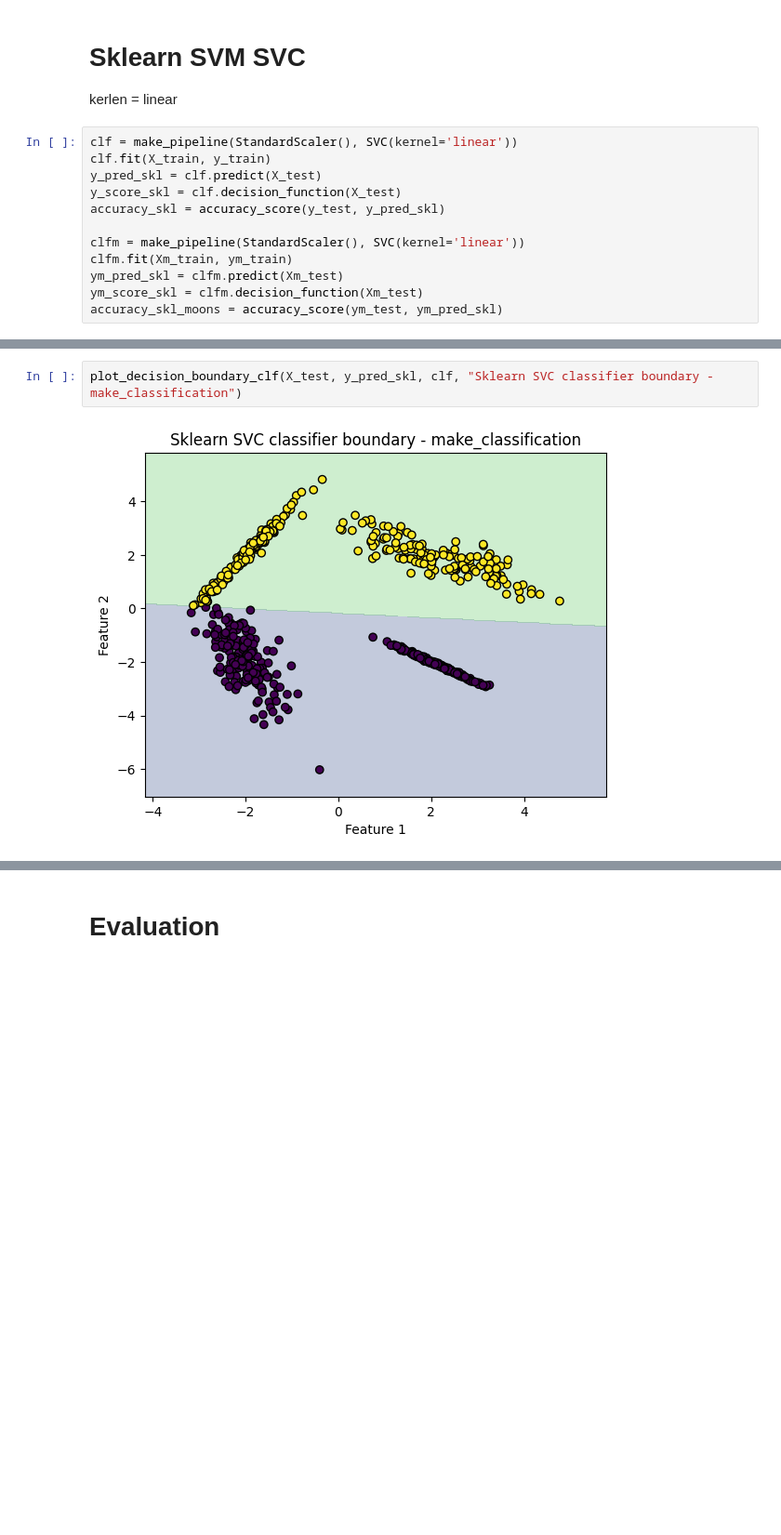
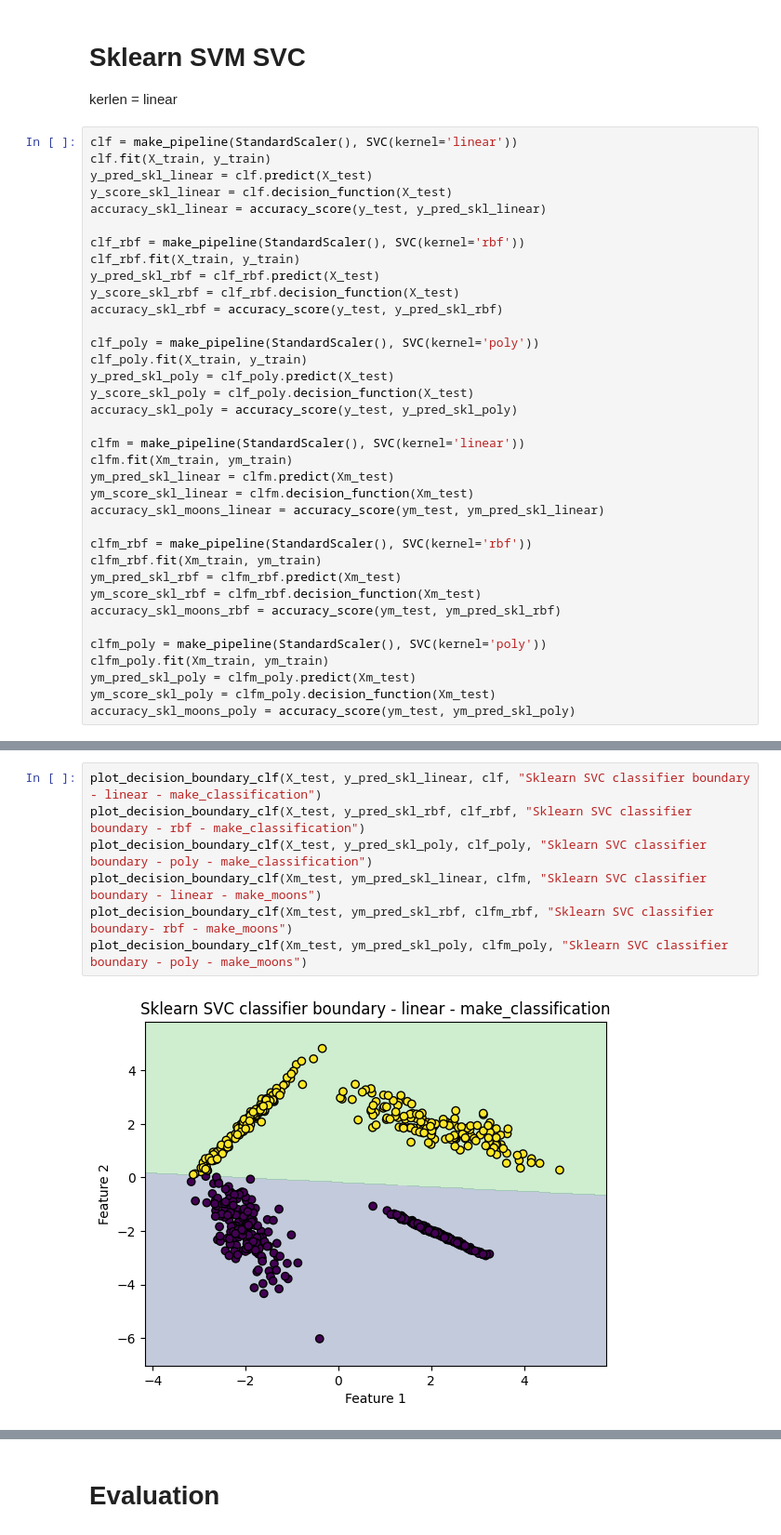
Before and after one commit to adamzsl/master-studies, a Jupyter notebook: SVM/svm.ipynb, the cells around one changed output, grey strips where cells are left out. Shown at 93% size. Saved outputs shown, nothing was run; the diff lists cells and outputs as text; blank space fills up the shorter version.

Commit message:
implemented svm kernels

```diff
--- a/SVM/svm.ipynb
+++ b/SVM/svm.ipynb
@@ -254,13 +314,37 @@ kerlen = linear
 # %%
 clf = make_pipeline(StandardScaler(), SVC(kernel='linear'))
 clf.fit(X_train, y_train)
-y_pred_skl = clf.predict(X_test)
-y_score_skl = clf.decision_function(X_test)
-accuracy_skl = accuracy_score(y_test, y_pred_skl)
+y_pred_skl_linear = clf.predict(X_test)
+y_score_skl_linear = clf.decision_function(X_test)
+accuracy_skl_linear = accuracy_score(y_test, y_pred_skl_linear)
+
+clf_rbf = make_pipeline(StandardScaler(), SVC(kernel='rbf'))
+clf_rbf.fit(X_train, y_train)
+y_pred_skl_rbf = clf_rbf.predict(X_test)
+y_score_skl_rbf = clf_rbf.decision_function(X_test)
+accuracy_skl_rbf = accuracy_score(y_test, y_pred_skl_rbf)
+
+clf_poly = make_pipeline(StandardScaler(), SVC(kernel='poly'))
+clf_poly.fit(X_train, y_train)
+y_pred_skl_poly = clf_poly.predict(X_test)
+y_score_skl_poly = clf_poly.decision_function(X_test)
+accuracy_skl_poly = accuracy_score(y_test, y_pred_skl_poly)
 
 clfm = make_pipeline(StandardScaler(), SVC(kernel='linear'))
 clfm.fit(Xm_train, ym_train)
-ym_pred_skl = clfm.predict(Xm_test)
-ym_score_skl = clfm.decision_function(Xm_test)
-accuracy_skl_moons = accuracy_score(ym_test, ym_pred_skl)
+ym_pred_skl_linear = clfm.predict(Xm_test)
+ym_score_skl_linear = clfm.decision_function(Xm_test)
+accuracy_skl_moons_linear = accuracy_score(ym_test, ym_pred_skl_linear)
+
+clfm_rbf = make_pipeline(StandardScaler(), SVC(kernel='rbf'))
+clfm_rbf.fit(Xm_train, ym_train)
+ym_pred_skl_rbf = clfm_rbf.predict(Xm_test)
+ym_score_skl_rbf = clfm_rbf.decision_function(Xm_test)
+accuracy_skl_moons_rbf = accuracy_score(ym_test, ym_pred_skl_rbf)
+
+clfm_poly = make_pipeline(StandardScaler(), SVC(kernel='poly'))
+clfm_poly.fit(Xm_train, ym_train)
+ym_pred_skl_poly = clfm_poly.predict(Xm_test)
+ym_score_skl_poly = clfm_poly.decision_function(Xm_test)
+accuracy_skl_moons_poly = accuracy_score(ym_test, ym_pred_skl_poly)
 # %%
@@ -272,4 +366,9 @@ Accuracy score SVC - make_moons: 0.8945686900958466
 # %%
-plot_decision_boundary_clf(X_test, y_pred_skl, clf, "Sklearn SVC classifier boundary - make_classification")
+plot_decision_boundary_clf(X_test, y_pred_skl_linear, clf, "Sklearn SVC classifier boundary - linear - make_classification")
+plot_decision_boundary_clf(X_test, y_pred_skl_rbf, clf_rbf, "Sklearn SVC classifier boundary - rbf - make_classification")
+plot_decision_boundary_clf(X_test, y_pred_skl_poly, clf_poly, "Sklearn SVC classifier boundary - poly - make_classification")
+plot_decision_boundary_clf(Xm_test, ym_pred_skl_linear, clfm, "Sklearn SVC classifier boundary - linear - make_moons")
+plot_decision_boundary_clf(Xm_test, ym_pred_skl_rbf, clfm_rbf, "Sklearn SVC classifier boundary- rbf - make_moons")
+plot_decision_boundary_clf(Xm_test, ym_pred_skl_poly, clfm_poly, "Sklearn SVC classifier boundary - poly - make_moons")
 # %% [output]
-[figure, old version]
+[figure, new version]
```
Also changed, not shown: parts of 13 cells of this notebook.
